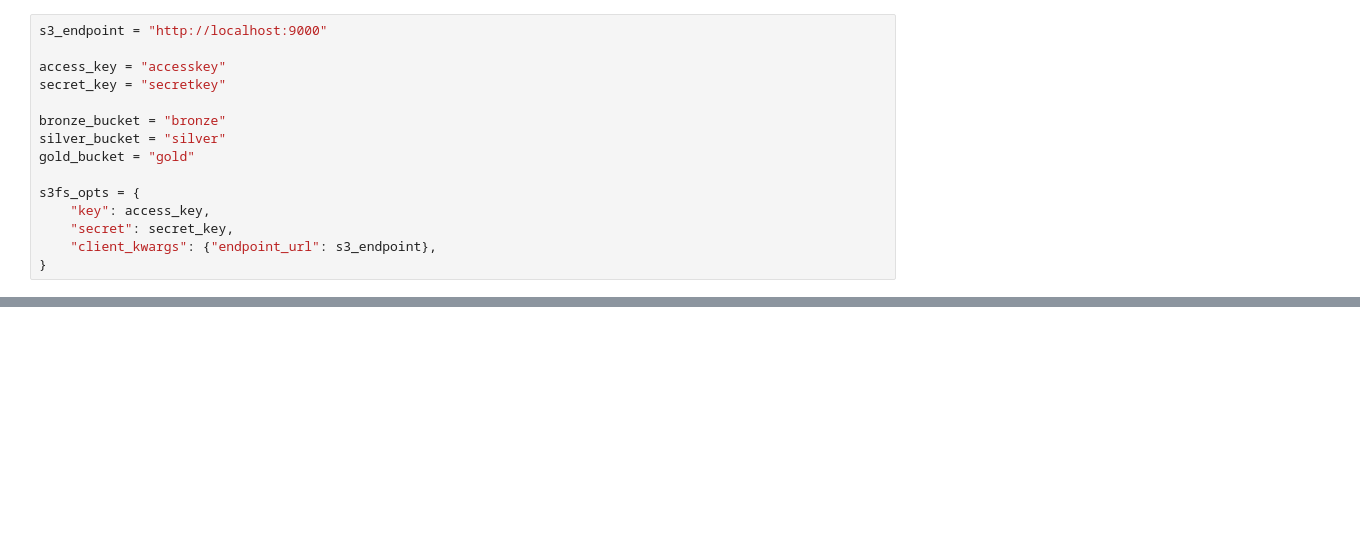
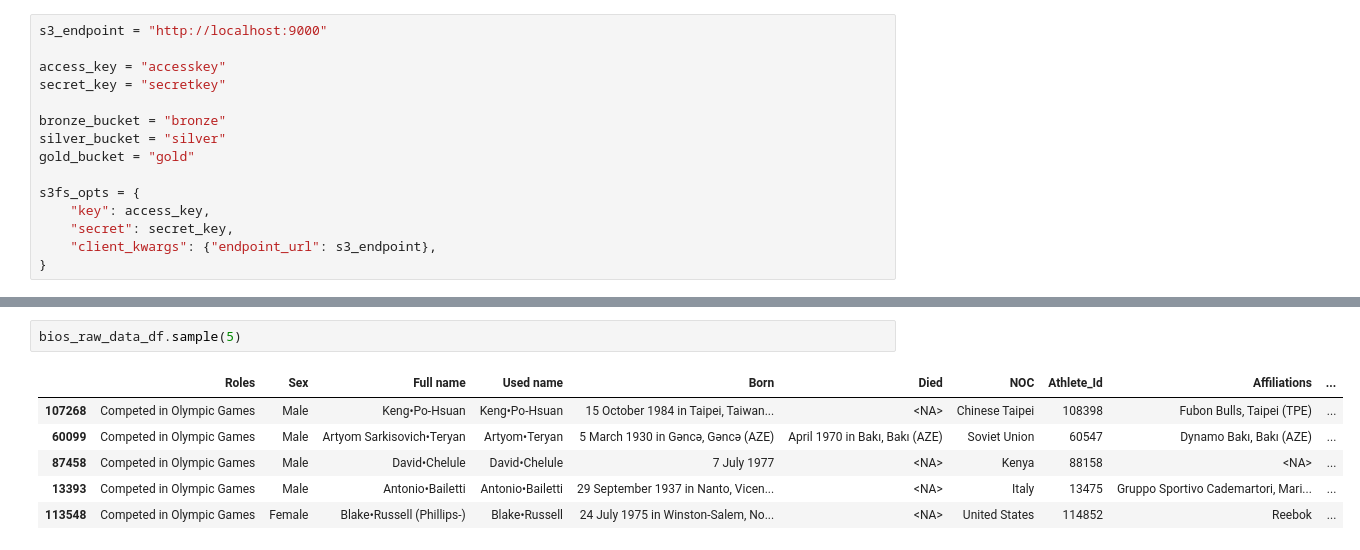
Before and after one commit to Ayham-0010/Olympic-Athletes-ETL, a Jupyter notebook: nootbooks/results_preview.ipynb, the cells around one changed output, grey strips where cells are left out. Drawn from its saved outputs; the diff is of its cells as text; blank space fills up the shorter version.

```diff
--- a/nootbooks/results_preview.ipynb
+++ b/nootbooks/results_preview.ipynb
@@ -17,0 +29,9 @@ s3fs_opts = {
+# %%
+bios_raw_data_df.sample(5)
+# %% [output]
+|  | Roles | Sex | Full name | Used name | Born | Died | NOC | Athlete_Id | Affiliations | ... |
+| 107268 | Competed in Olympic Games | Male | Keng•Po-Hsuan | Keng•Po-Hsuan | 15 October 1984 in Taipei, Taiwan... | <NA> | Chinese Taipei | 108398 | Fubon Bulls, Taipei (TPE) | ... |
+| 60099 | Competed in Olympic Games | Male | Artyom Sarkisovich•Teryan | Artyom•Teryan | 5 March 1930 in Gəncə, Gəncə (AZE) | April 1970 in Bakı, Bakı (AZE) | Soviet Union | 60547 | Dynamo Bakı, Bakı (AZE) | ... |
+| 87458 | Competed in Olympic Games | Male | David•Chelule | David•Chelule | 7 July 1977 | <NA> | Kenya | 88158 | <NA> | ... |
+| 13393 | Competed in Olympic Games | Male | Antonio•Bailetti | Antonio•Bailetti | 29 September 1937 in Nanto, Vicen... | <NA> | Italy | 13475 | Gruppo Sportivo Cademartori, Mari... | ... |
+| 113548 | Competed in Olympic Games | Female | Blake•Russell (Phillips-) | Blake•Russell | 24 July 1975 in Winston-Salem, No... | <NA> | United States | 114852 | Reebok | ... |
```
Also changed, not shown: parts of 35 cells of this notebook.
